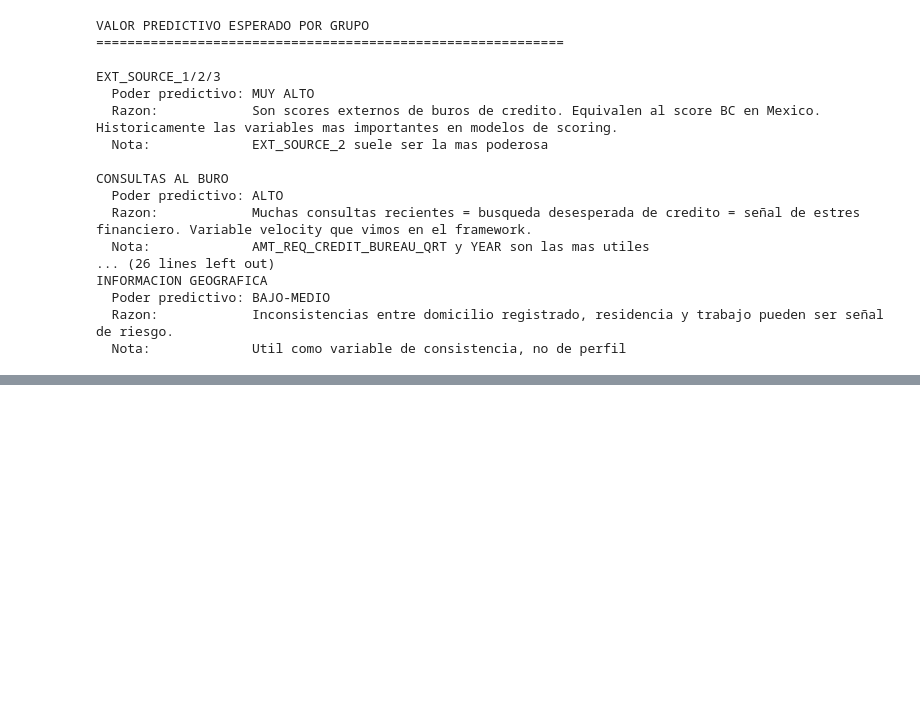
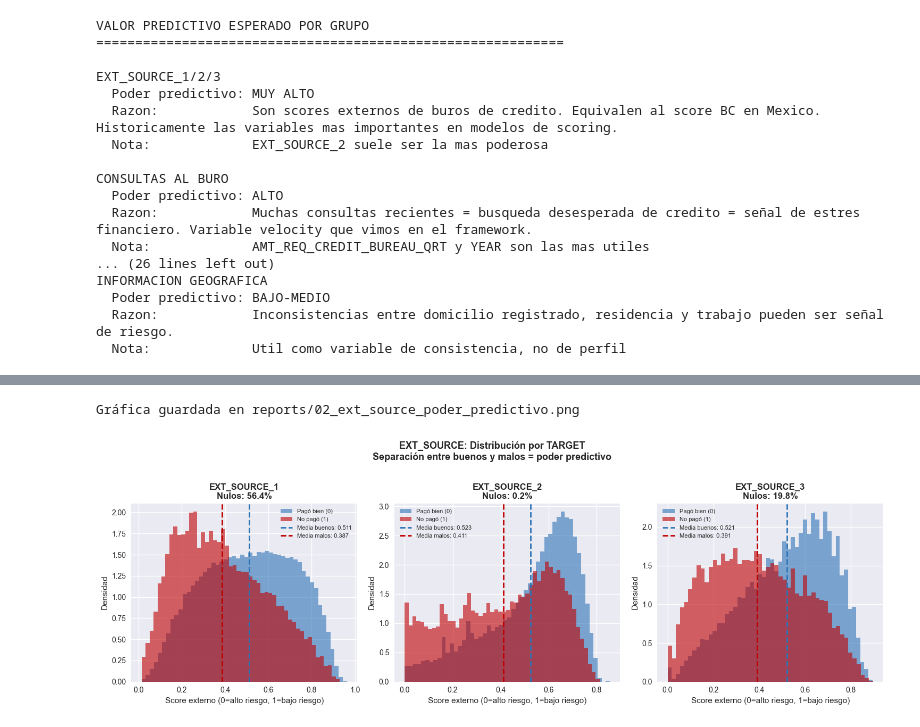
Before and after one commit to MarinoSB577/credit-risk-scoring-ml, a Jupyter notebook: notebooks/01_exploratory_analysis.ipynb, the cells around one changed output, grey strips where cells are left out. Saved outputs shown, nothing was run; the diff lists cells and outputs as text; code cells hidden in the pictures; blank space fills up the shorter version.

```diff
--- a/notebooks/01_exploratory_analysis.ipynb
+++ b/notebooks/01_exploratory_analysis.ipynb
@@ -537,3 +561,20 @@ INFORMACION GEOGRAFICA
   Poder predictivo: BAJO-MEDIO
   Razon:            Inconsistencias entre domicilio registrado, residencia y trabajo pueden ser señal de riesgo.
   Nota:             Util como variable de consistencia, no de perfil
+# %%
+# --- ANÁLISIS DE EXT_SOURCE (scores externos) ---
+
+# Son las variables más importantes del dataset
+# Equivalen al score de Buró de Crédito en México
+# EXT_SOURCE_1, 2 y 3 vienen de tres fuentes externas distintas
+
+print("ANÁLISIS DE EXT_SOURCE 1, 2 y 3")
+print("="*60)
+
+for col in ['EXT_SOURCE_1', 'EXT_SOURCE_2', 'EXT_SOURCE_3']:
+    print(f"\n{col}:")
+    print(f"  Nulos:   {df[col].isna().sum():>8,} ({df[col].isna().mean()*100:.1f}%)")
+    print(f"  Media:   {df[col].mean():>8.4f}")
+    print(f"  Mediana: {df[col].median():>8.4f}")
+    print(f"  Min:     {df[col].min():>8.4f}")
+    print(f"  Max:     {df[col].max():>8.4f}")
@@ -539,0 +599,60 @@ INFORMACION GEOGRAFICA
+# %%
+# --- PODER PREDICTIVO DE EXT_SOURCE ---
+
+# La pregunta clave: ¿los clientes malos tienen
+# scores más bajos que los buenos?
+# Si la respuesta es sí, la variable es predictiva.
+
+fig, axes = plt.subplots(1, 3, figsize=(15, 5))
+
+for i, col in enumerate(['EXT_SOURCE_1', 'EXT_SOURCE_2', 'EXT_SOURCE_3']):
+
+    # Separar distribución por TARGET
+    buenos = df[df['TARGET'] == 0][col].dropna()  # Clientes que pagaron
+    malos  = df[df['TARGET'] == 1][col].dropna()  # Clientes que no pagaron
+
+    # Graficar distribución de cada grupo
+    axes[i].hist(buenos, bins=50, alpha=0.6, color='#2E75B6',
+                 label=f'Pagó bien (0)', density=True)
+    axes[i].hist(malos,  bins=50, alpha=0.6, color='#C00000',
+                 label=f'No pagó (1)', density=True)
+
+    # Líneas de media por grupo
+    axes[i].axvline(buenos.mean(), color='#2E75B6',
+                    linestyle='--', linewidth=2,
+                    label=f'Media buenos: {buenos.mean():.3f}')
+    axes[i].axvline(malos.mean(),  color='#C00000',
+                    linestyle='--', linewidth=2,
+                    label=f'Media malos: {malos.mean():.3f}')
+
+    axes[i].set_title(f'{col}\nNulos: {df[col].isna().mean()*100:.1f}%',
+                      fontsize=12, fontweight='bold')
+    axes[i].set_xlabel('Score externo (0=alto riesgo, 1=bajo riesgo)')
+    axes[i].set_ylabel('Densidad')
+    axes[i].legend(fontsize=8)
+
+fig.suptitle('EXT_SOURCE: Distribución por TARGET\n'
+             'Separación entre buenos y malos = poder predictivo',
+             fontsize=13, fontweight='bold', y=1.02)
+
+plt.tight_layout()
+plt.savefig('reports/02_ext_source_poder_predictivo.png',
+            dpi=150, bbox_inches='tight')
+print("Gráfica guardada en reports/02_ext_source_poder_predictivo.png")
+plt.show()
+
+# Mostrar diferencia de medias como indicador de poder predictivo
+print("\nDIFERENCIA DE MEDIAS (buenos vs malos):")
+print("="*60)
+print("Cuanto mayor la diferencia, mayor el poder predictivo")
+print()
+for col in ['EXT_SOURCE_1', 'EXT_SOURCE_2', 'EXT_SOURCE_3']:
+    media_buenos = df[df['TARGET']==0][col].mean()
+    media_malos  = df[df['TARGET']==1][col].mean()
+    diferencia   = media_buenos - media_malos
+    print(f"  {col}: buenos={media_buenos:.4f} | "
+          f"malos={media_malos:.4f} | "
+          f"diferencia={diferencia:.4f}")
+# %% [output]
+Gráfica guardada en reports/02_ext_source_poder_predictivo.png
+[figure, added]
```
Also changed, not shown: parts of 11 cells of this notebook, 1 other file.
